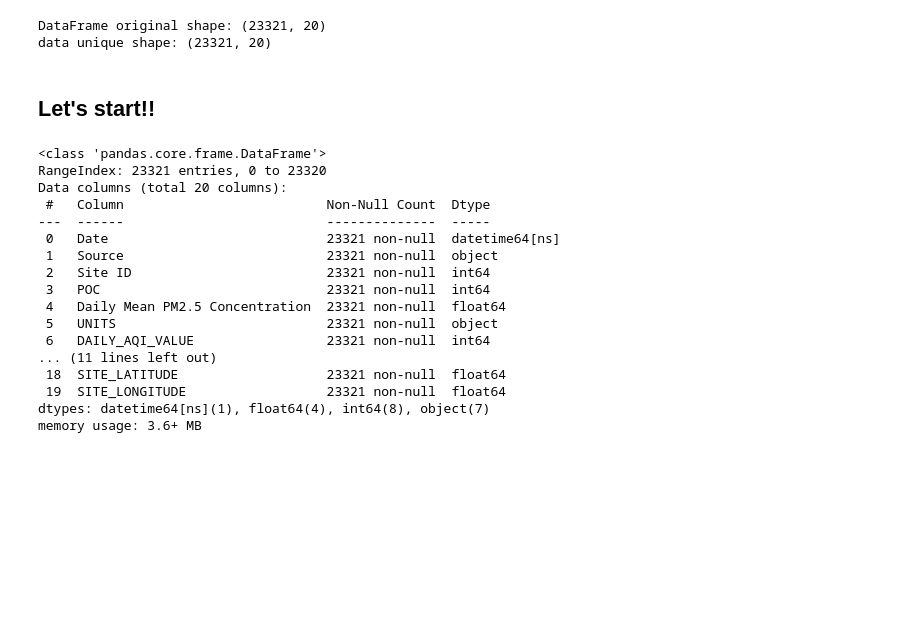
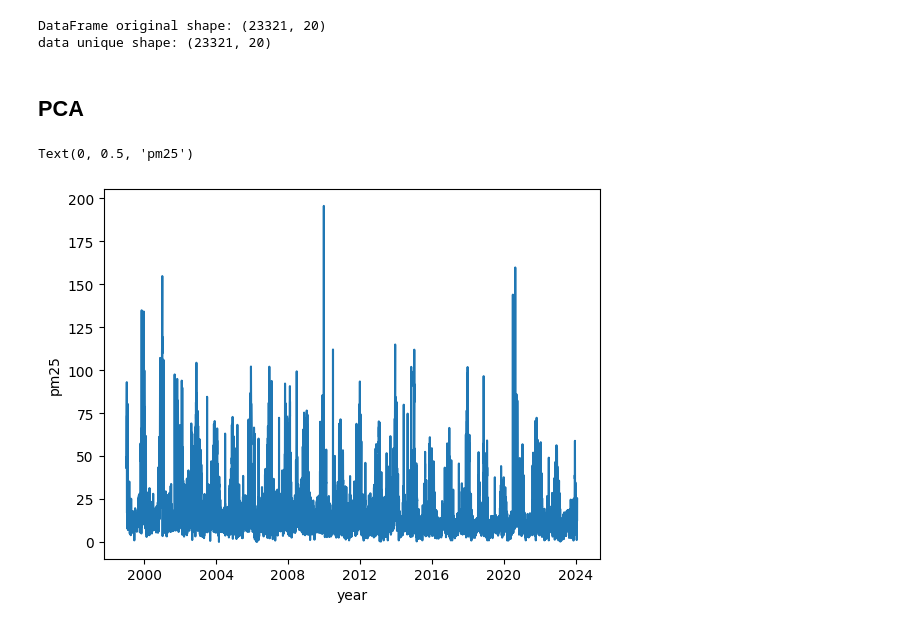
Before and after one commit to alexspf/bk_pm25_pred, a Jupyter notebook: best_cut.ipynb, the cells around one changed output. Drawn from its saved outputs; the diff is of its cells as text; code cells hidden in the pictures; blank space fills up the shorter version.

```diff
--- a/best_cut.ipynb
+++ b/best_cut.ipynb
@@ -69,28 +84,23 @@ print(f'data unique shape: {data_unique.shape}')
 # %% [output]
 DataFrame original shape: (23321, 20)
 data unique shape: (23321, 20)
-# %% [markdown]
-## Let's start!!
-# %%
-import pandas as pd
-data = pd.read_csv("data_mod/id_3.csv")
-data['Date'] = pd.to_datetime(data['Date'], format='%m/%d/%Y', errors='coerce')
-data.info()
-# %% [output]
-<class 'pandas.core.frame.DataFrame'>
-RangeIndex: 23321 entries, 0 to 23320
-Data columns (total 20 columns):
- #   Column                          Non-Null Count  Dtype
----  ------                          --------------  -----
- 0   Date                            23321 non-null  datetime64[ns]
- 1   Source                          23321 non-null  object
- 2   Site ID                         23321 non-null  int64
- 3   POC                             23321 non-null  int64
- 4   Daily Mean PM2.5 Concentration  23321 non-null  float64
- 5   UNITS                           23321 non-null  object
- 6   DAILY_AQI_VALUE                 23321 non-null  int64
-... (11 lines left out)
- 18  SITE_LATITUDE                   23321 non-null  float64
- 19  SITE_LONGITUDE                  23321 non-null  float64
-dtypes: datetime64[ns](1), float64(4), int64(8), object(7)
-memory usage: 3.6+ MB
+# %% [markdown]
+## PCA
+# %%
+import pandas as pd
+import numpy as np
+import matplotlib.pyplot as plt
+
+data = pd.read_csv("data_mod/id_3.csv")
+data.loc[:, 'Date'] = pd.to_datetime(data['Date'], format='%m/%d/%Y', errors='coerce')
+
+data_mod = data[[column for column in data.columns if column in ['Date', 'Daily Mean PM2.5 Concentration']]].copy()
+
+data_mod.rename(columns={'Daily Mean PM2.5 Concentration': 'pm25', 'Date': 'day'}, inplace=True)
+data_mod.sort_values(by='day', inplace=True)
+plt.plot(data_mod['day'], data_mod['pm25'])
+plt.xlabel('year')
+plt.ylabel('pm25')
+# %% [output]
+Text(0, 0.5, 'pm25')
+[figure, added]
```
Also changed, not shown: parts of 3 cells of this notebook, 2 other files.
